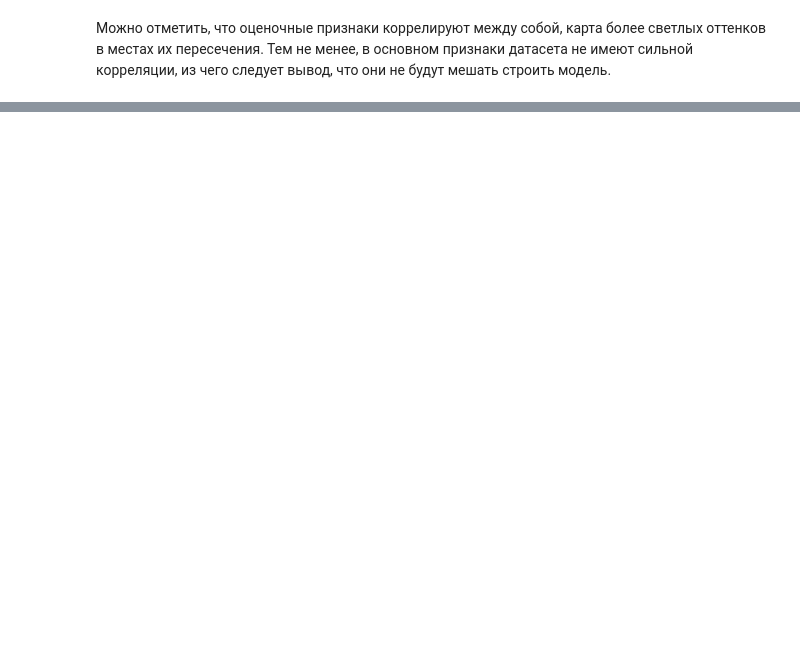
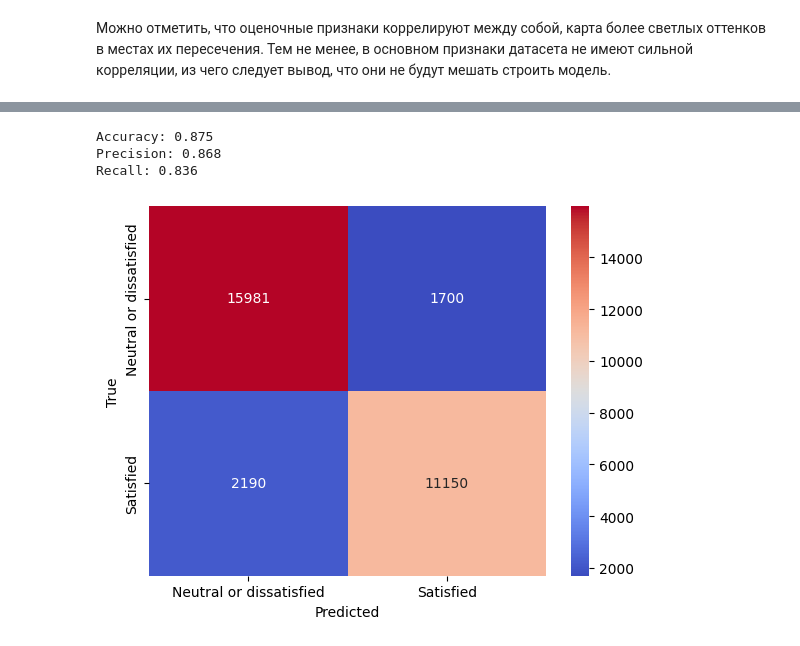
Before and after one commit to Koftarik/ML_service, a Jupyter notebook: Airline_clients.ipynb, the cells around one changed output, grey strips where cells are left out. Saved outputs shown, nothing was run; the diff lists cells and outputs as text; code cells hidden in the pictures; blank space fills up the shorter version.

```diff
--- a/Airline_clients.ipynb
+++ b/Airline_clients.ipynb
@@ -425,0 +507,4 @@ sns.heatmap(corr)
+# %%
+X = df.drop(['id', 'satisfaction'], axis=1)
+
+y = df['satisfaction'] # целевая переменная (target)
@@ -425,0 +517,6 @@ sns.heatmap(corr)
+# %%
+model = LogisticRegression(max_iter=500, random_state=42)
+
+model.fit(X_train, y_train)
+
+preds = model.predict(X_test)
@@ -425,0 +532,20 @@ sns.heatmap(corr)
+# %%
+print(f'Accuracy: {round(accuracy_score(y_test, preds), 3)}')
+print(f'Precision: {round(precision_score(y_test, preds), 3)}')
+print(f'Recall: {round(recall_score(y_test, preds), 3)}')
+# %% [output]
+Accuracy: 0.875
+Precision: 0.868
+Recall: 0.836
+# %%
+ax = sns.heatmap(confusion_matrix(y_test, preds), annot=True, fmt='d', cmap='coolwarm')
+
+ax.set_xlabel('Predicted')
+ax.xaxis.set_ticklabels(['Neutral or dissatisfied', 'Satisfied'])
+
+ax.set_ylabel('True')
+ax.yaxis.set_ticklabels(['Neutral or dissatisfied', 'Satisfied'])
+
+plt.show()
+# %% [output]
+[figure, added]
```
Also changed, not shown: parts of 28 cells of this notebook.
